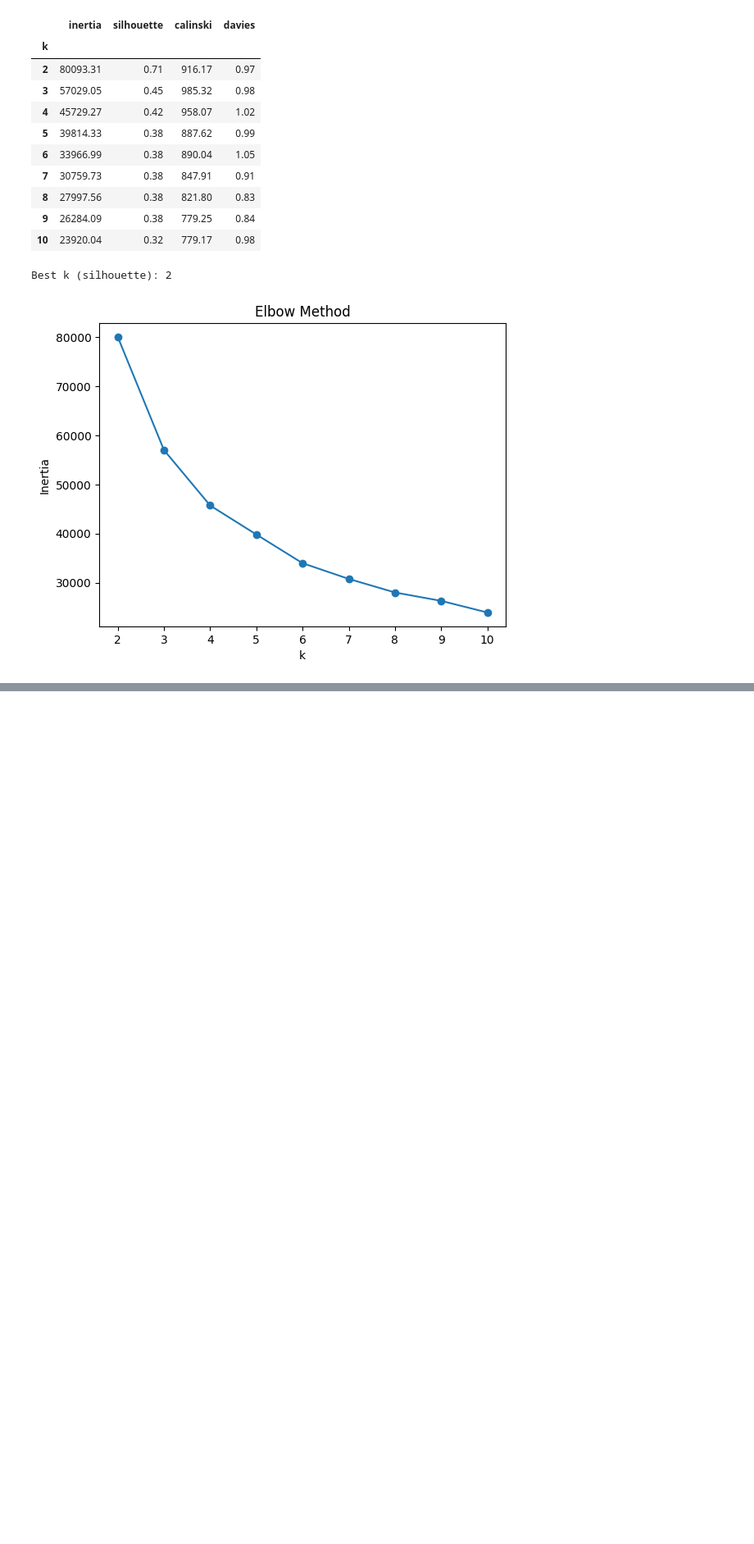
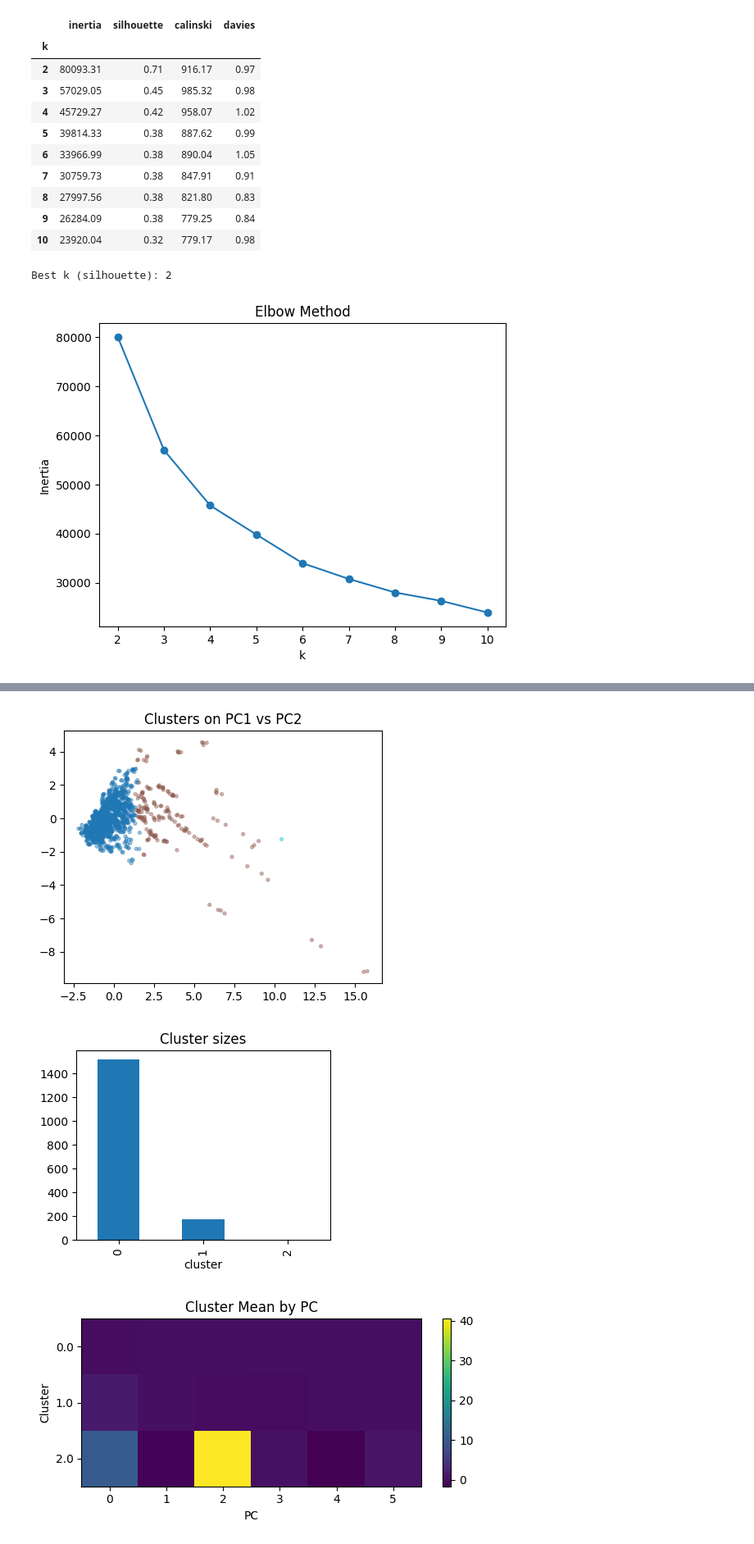
Before and after one commit to data-mining-8/hot-place, a Jupyter notebook: datamining_project.ipynb, the cells around one changed output, grey strips where cells are left out. Shown at 82% size. Saved outputs shown, nothing was run; the diff lists cells and outputs as text; code cells hidden in the pictures; blank space fills up the shorter version.

```diff
--- a/datamining_project.ipynb
+++ b/datamining_project.ipynb
@@ -298,0 +448,25 @@ ImportError: Missing optional dependency 'Jinja2'. DataFrame.style requires jinj
+# %%
+# 시각화
+plt.figure(figsize=(5,4))
+plt.scatter(X_pca[:,0], X_pca[:,1], c=selected_df['cluster'], s=8, cmap='tab10', alpha=0.4)
+plt.title('Clusters on PC1 vs PC2')
+plt.show()  #PCA 1·2 축 산점도
+
+plt.figure(figsize=(4,3))
+selected_df['cluster'].value_counts().sort_index().plot(kind='bar')
+plt.title('Cluster sizes')
+plt.show() #cluster 별 크기
+
+pc_df = pd.DataFrame(X_pca, columns=[f"PC{i+1}" for i in range(X_pca.shape[1])])
+pc_df["cluster"] = selected_df["cluster"]
+mean_matrix = pc_df.groupby("cluster").mean()
+
+plt.figure(figsize=(6,3))
+plt.imshow(mean_matrix, aspect="auto"); plt.colorbar()
+plt.yticks(range(len(mean_matrix)), mean_matrix.index)
+plt.title("Cluster Mean by PC"); plt.xlabel("PC"); plt.ylabel("Cluster")
+plt.tight_layout(); plt.show() #군집별 PC 평균 Heatmap
+# %% [output]
+[figure, added]
+[figure, added]
+[figure, added]
```
Also changed, not shown: parts of 13 cells of this notebook.
